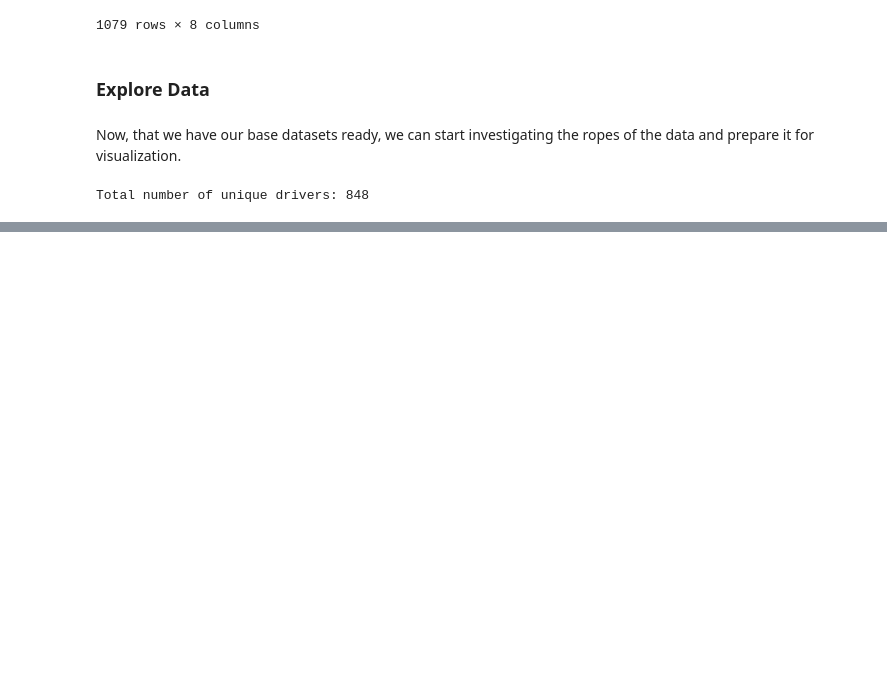
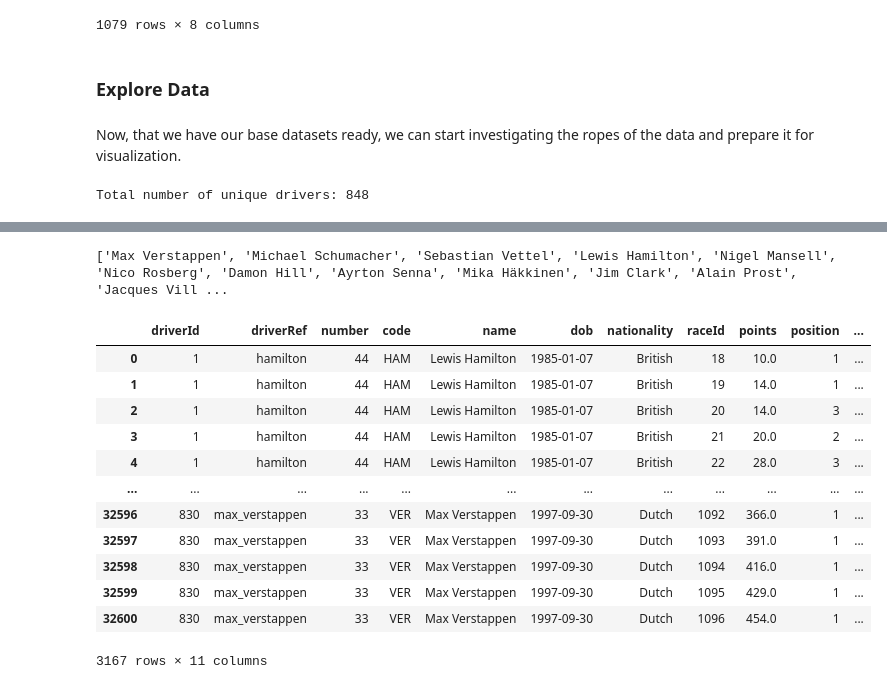
Before and after one commit to soyuz108/EDA-Formula-1-Drivers, a Jupyter notebook: drivers_analysis.ipynb, the cells around one changed output, grey strips where cells are left out. Cells and saved outputs as stored; diff of their text form; code cells hidden in the pictures; blank space fills up the shorter version.

```diff
--- a/drivers_analysis.ipynb
+++ b/drivers_analysis.ipynb
@@ -169 +170,23 @@ Name: wins, dtype: int64
+# %%
+wins_name_list = list(max_wins.name)
+print(wins_name_list)
+# %% [output]
+['Max Verstappen', 'Michael Schumacher', 'Sebastian Vettel', 'Lewis Hamilton', 'Nigel Mansell', 'Nico Rosberg', 'Damon Hill', 'Ayrton Senna', 'Mika Häkkinen', 'Jim Clark', 'Alain Prost', 'Jacques Vill ...
+# %%
+winners_subset = full_drivers[full_drivers.name.isin(wins_name_list)]
+winners_subset
+# %% [output]
+|  | driverId | driverRef | number | code | name | dob | nationality | raceId | points | position | ... |
+| 0 | 1 | hamilton | 44 | HAM | Lewis Hamilton | 1985-01-07 | British | 18 | 10.0 | 1 | ... |
+| 1 | 1 | hamilton | 44 | HAM | Lewis Hamilton | 1985-01-07 | British | 19 | 14.0 | 1 | ... |
+| 2 | 1 | hamilton | 44 | HAM | Lewis Hamilton | 1985-01-07 | British | 20 | 14.0 | 3 | ... |
+| 3 | 1 | hamilton | 44 | HAM | Lewis Hamilton | 1985-01-07 | British | 21 | 20.0 | 2 | ... |
+| 4 | 1 | hamilton | 44 | HAM | Lewis Hamilton | 1985-01-07 | British | 22 | 28.0 | 3 | ... |
+| ... | ... | ... | ... | ... | ... | ... | ... | ... | ... | ... | ... |
+| 32596 | 830 | max_verstappen | 33 | VER | Max Verstappen | 1997-09-30 | Dutch | 1092 | 366.0 | 1 | ... |
+| 32597 | 830 | max_verstappen | 33 | VER | Max Verstappen | 1997-09-30 | Dutch | 1093 | 391.0 | 1 | ... |
+| 32598 | 830 | max_verstappen | 33 | VER | Max Verstappen | 1997-09-30 | Dutch | 1094 | 416.0 | 1 | ... |
+| 32599 | 830 | max_verstappen | 33 | VER | Max Verstappen | 1997-09-30 | Dutch | 1095 | 429.0 | 1 | ... |
+| 32600 | 830 | max_verstappen | 33 | VER | Max Verstappen | 1997-09-30 | Dutch | 1096 | 454.0 | 1 | ... |
+3167 rows × 11 columns
 # %%
```
Also changed, not shown: parts of 10 cells of this notebook.
